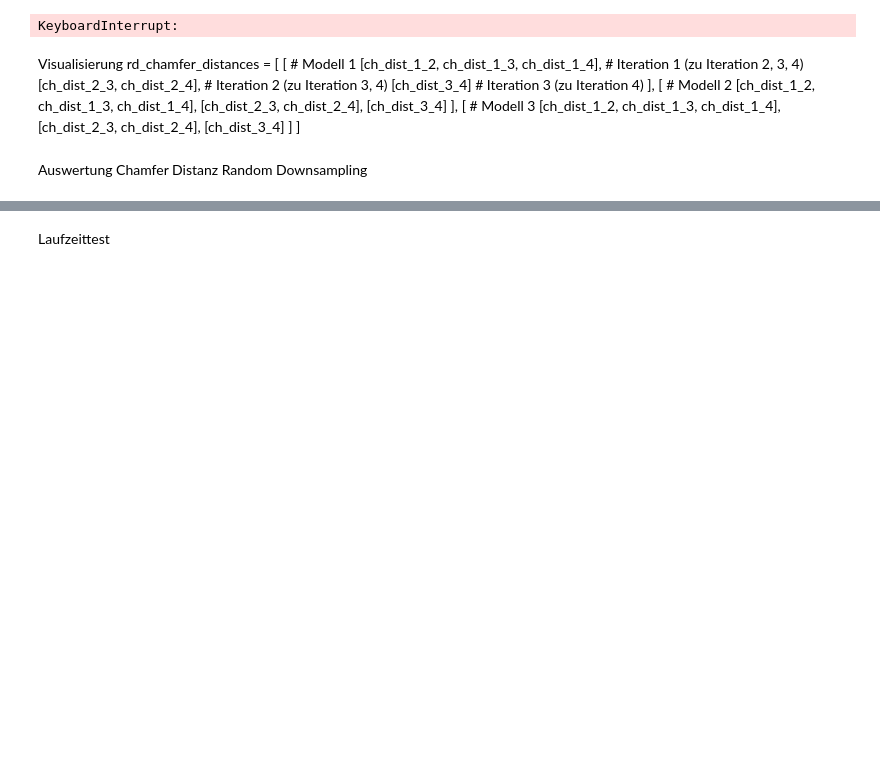
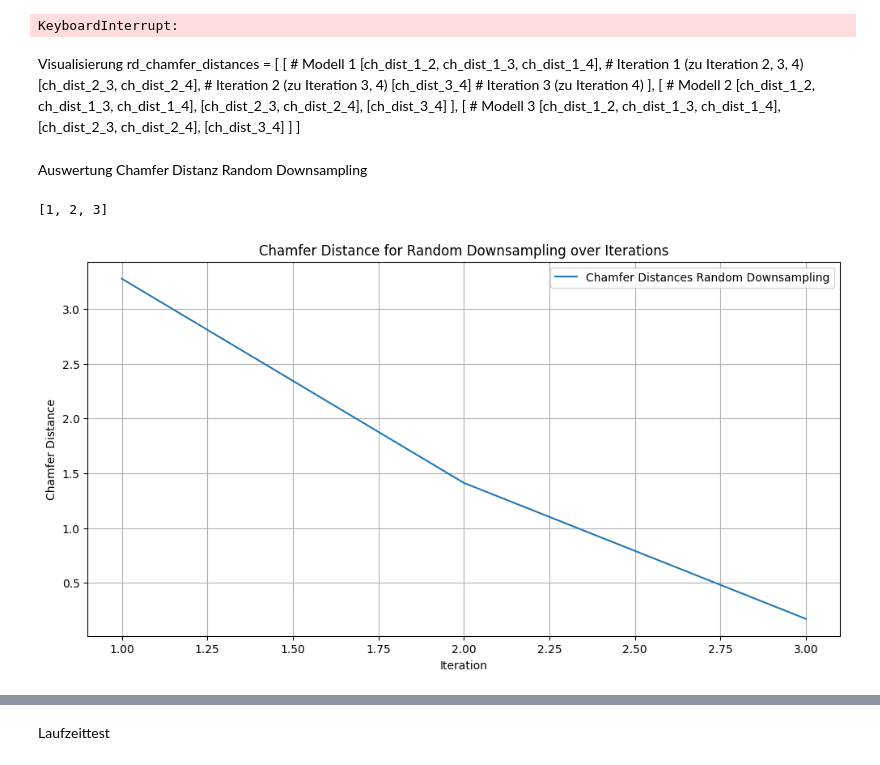
Before and after one commit to Felinchen76/pointcloud_downsampling, a Jupyter notebook: notebook.ipynb, the cells around one changed output, grey strips where cells are left out. Cells and saved outputs as stored; diff of their text form; code cells hidden in the pictures; blank space fills up the shorter version.

```diff
--- a/notebook.ipynb
+++ b/notebook.ipynb
@@ -171,7 +167,8 @@ def voxel_filter(model, voxelgrid, voxel_size):
         # get bounds of the voxel
         downsampled_points.extend(is_point_in_voxel(model, voxelgrid, voxel, voxel_size))
     downsampled_points = np.asarray(downsampled_points)
-    return o3d.utility.Vector3dVector(downsampled_points)
+    vector =  o3d.utility.Vector3dVector(downsampled_points)
+    return create_points_from_voxel(vector)
 
 
 def aggregate_points(points):
@@ -389,13 +395,17 @@ Auswertung Chamfer Distanz Random Downsampling
 # %%
 import matplotlib.pyplot as plt
 
-iterations = list(range(1, num_iterations + 1))
+iterations = list(range(1, num_iterations + 1 * len(model_array)) )
+print(iterations)
 
 plt.figure(figsize=(12, 6))
 plt.plot(iterations, rd_chamfer_distances, label='Chamfer Distances Random Downsampling')
 plt.xlabel('Iteration')
 plt.ylabel('Chamfer Distance')
 plt.title('Chamfer Distance for Random Downsampling over Iterations')
 plt.legend()
 plt.grid(True)
 plt.show()
+# %% [output]
+[1, 2, 3]
+[figure, added]
```
Also changed, not shown: parts of 9 cells of this notebook.
